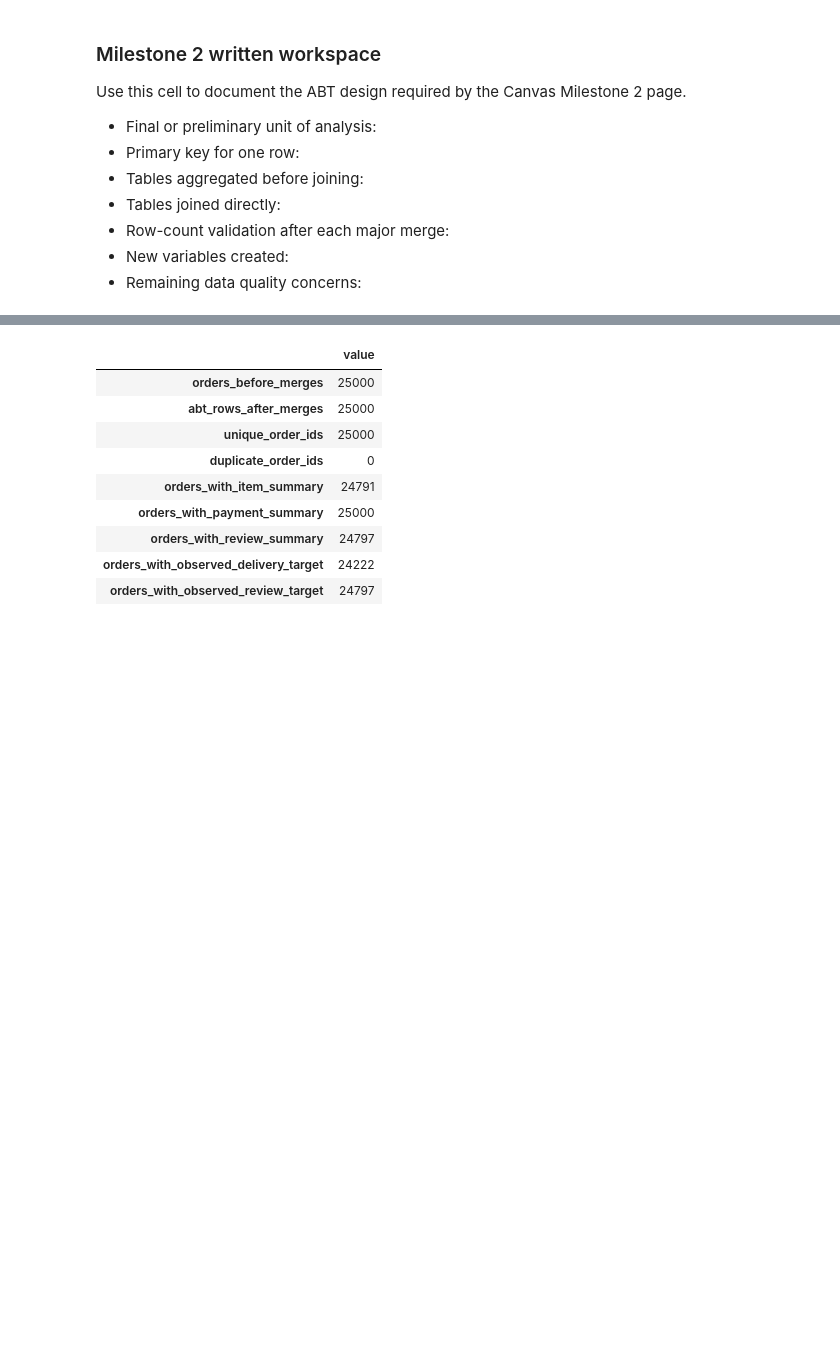
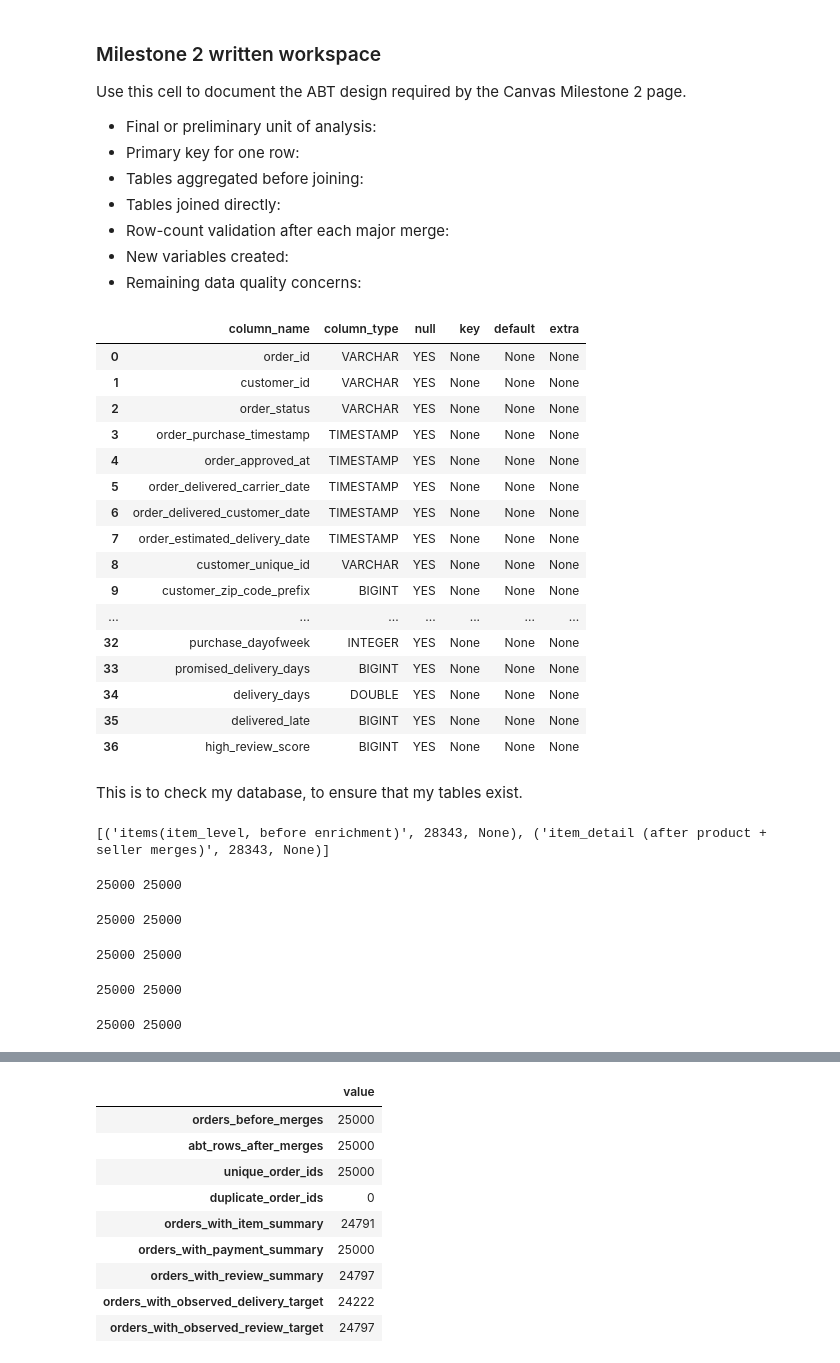
Before and after one commit to glendadavisjohnson/BAN6003_001_Project_Option2_Module1, a Jupyter notebook: notebooks/olist_project_starter.ipynb, the cells around one changed output, grey strips where cells are left out. Cells and saved outputs as stored; diff of their text form; code cells hidden in the pictures; blank space fills up the shorter version.

Commit message:
Add row counts after each join
Add row counts after each join

```diff
--- a/notebooks/olist_project_starter.ipynb
+++ b/notebooks/olist_project_starter.ipynb
@@ -485,6 +488,29 @@ Use this cell to document the ABT design required by the Canvas Milestone 2 page
 # Milestone 2 code workspace
 # Build or revise your ABT here.
 # Add row-count checks and duplicate-key checks after each major merge.
+# %%
+# My helper query: so that I can view the column names in the table.
+duckdb.sql("DESCRIBE SELECT * FROM abt").df()
+# %% [output]
+|  | column_name | column_type | null | key | default | extra |
+| 0 | order_id | VARCHAR | YES | None | None | None |
+| 1 | customer_id | VARCHAR | YES | None | None | None |
+| 2 | order_status | VARCHAR | YES | None | None | None |
+| 3 | order_purchase_timestamp | TIMESTAMP | YES | None | None | None |
+| 4 | order_approved_at | TIMESTAMP | YES | None | None | None |
+| 5 | order_delivered_carrier_date | TIMESTAMP | YES | None | None | None |
+| 6 | order_delivered_customer_date | TIMESTAMP | YES | None | None | None |
+| 7 | order_estimated_delivery_date | TIMESTAMP | YES | None | None | None |
+| 8 | customer_unique_id | VARCHAR | YES | None | None | None |
+| 9 | customer_zip_code_prefix | BIGINT | YES | None | None | None |
+| ... | ... | ... | ... | ... | ... | ... |
+| 32 | purchase_dayofweek | INTEGER | YES | None | None | None |
+| 33 | promised_delivery_days | BIGINT | YES | None | None | None |
+| 34 | delivery_days | DOUBLE | YES | None | None | None |
+| 35 | delivered_late | BIGINT | YES | None | None | None |
+| 36 | high_review_score | BIGINT | YES | None | None | None |
+# %% [markdown]
+This is to check my database, to ensure that my tables exist.
 # %%
 products_enriched = products.merge(
     translations,
@@ -598,3 +624,48 @@ review_outcome_observed = abt["review_score_mean"].notna()
 abt.loc[review_outcome_observed, "high_review_score"] = (
     abt.loc[review_outcome_observed, "review_score_mean"] >= 4
 ).astype(int)
+# %%
+# Counting my row counts before and after each major join in the ABT cell above.
+# Repeats the merges to confirm that no rows are lost or duplicated.
+row_count_before_after = [
+    ("items(item_level, before enrichment)", len(items), None),
+    ("item_detail (after product + seller merges)", len(item_detail), None),
+]
+print(row_count_before_after);
+# %% [output]
+[('items(item_level, before enrichment)', 28343, None), ('item_detail (after product + seller merges)', 28343, None)]
+# %%
+# Make a copy of orders called step (which will grow as I join tables)
+step = orders
+row_count_before_after.append(("orders (before enrichment)", len(step), step["order_id"].nunique()))
+print(len(step),  step["order_id"].nunique());
+# %% [output]
+25000 25000
+# %%
+# Join customer id and customer location.
+step = step.merge(customer_geo, on="customer_id", how="left", validate="one_to_one")
+row_count_before_after.append(("+ customer_geo", len(step), step["order_id"].nunique()))
+print(len(step),  step["order_id"].nunique());
+# %% [output]
+25000 25000
+# %%
+# joining item and summary
+step = step.merge(item_summary, on="order_id", how="left", validate="one_to_one")
+row_count_before_after.append(("+ item_summary", len(step), step["order_id"].nunique()))
+print(len(step),  step["order_id"].nunique());
+# %% [output]
+25000 25000
+# %%
+# joining payment and summary
+step = step.merge(payment_summary, on="order_id", how="left", validate="one_to_one")
+row_count_before_after.append(("+ payment_summary", len(step), step["order_id"].nunique()))
+print(len(step),  step["order_id"].nunique());
+# %% [output]
+25000 25000
+# %%
+# joining review and summary
+step = step.merge(review_summary, on="order_id", how="left", validate="one_to_one")
+row_count_before_after.append(("+ review_summary", len(step), step["order_id"].nunique()))
+print(len(step),  step["order_id"].nunique());
+# %% [output]
+25000 25000
```
Also changed, not shown: parts of 2 cells of this notebook.
